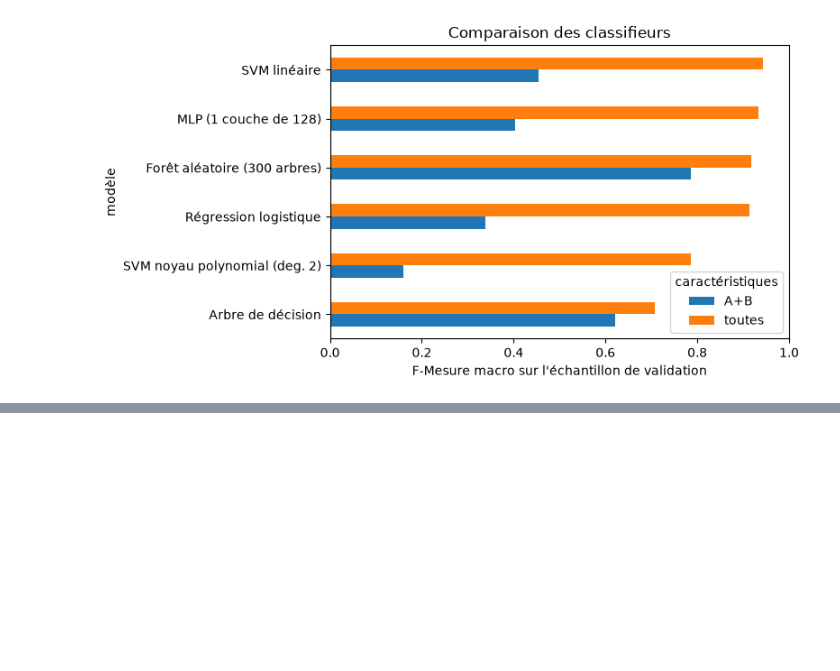
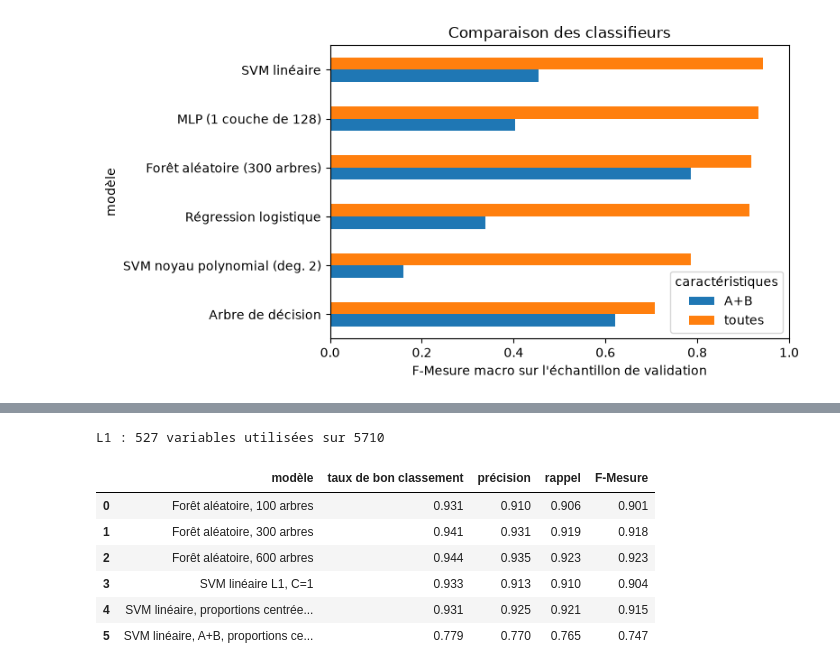
Before and after one commit to AchrafBitar/CopiloteBE, a Jupyter notebook: BE1_identification_utilisateurs.ipynb, the cells around one changed output, grey strips where cells are left out. Saved outputs shown, nothing was run; the diff lists cells and outputs as text; code cells hidden in the pictures; blank space fills up the shorter version.

```diff
--- a/BE1_identification_utilisateurs.ipynb
+++ b/BE1_identification_utilisateurs.ipynb
@@ -821,0 +860,34 @@ Avec les familles toutes :
+# %%
+autres_reglages = []
+
+# Forêt aléatoire : nombre d'arbres
+for n in [100, 300, 600]:
+    foret = RandomForestClassifier(n_estimators=n, n_jobs=-1, random_state=GRAINE)
+    autres_reglages.append(evaluer("Forêt aléatoire, " + str(n) + " arbres", foret, preparation(TOUTES_FAMILLES)))
+
+# Régularisation L1 : modèle parcimonieux (beaucoup de coefficients à zéro)
+svm_l1 = Pipeline([("preparation", preparation(TOUTES_FAMILLES)),
+                   ("classifieur", LinearSVC(C=1, penalty="l1", dual=False, random_state=GRAINE))])
+svm_l1.fit(X_app, y_app)
+autres_reglages.append(scores("SVM linéaire L1, C=1", y_val, svm_l1.predict(X_val)))
+coefs = svm_l1.named_steps["classifieur"].coef_          # une ligne de coefficients par utilisateur
+variables_utilisees = (np.abs(coefs).sum(axis=0) > 0).sum()   # variables avec au moins un coefficient non nul
+print("L1 :", variables_utilisees, "variables utilisées sur", coefs.shape[1])
+
+# Proportions centrées-réduites au lieu de gardées entre 0 et 1
+autres_reglages.append(evaluer("SVM linéaire, proportions centrées-réduites", LinearSVC(C=1, random_state=GRAINE),
+                               preparation(TOUTES_FAMILLES, proportions_centrees_reduites=True)))
+autres_reglages.append(evaluer("SVM linéaire, A+B, proportions centrées-réduites", LinearSVC(C=1, random_state=GRAINE),
+                               preparation(FAMILLES_SIMPLES, proportions_centrees_reduites=True)))
+
+colonnes = ["modèle", "taux de bon classement", "précision", "rappel", "F-Mesure"]
+pd.DataFrame(autres_reglages)[colonnes].round(3)
+# %% [output]
+L1 : 527 variables utilisées sur 5710
+|  | modèle | taux de bon classement | précision | rappel | F-Mesure |
+| 0 | Forêt aléatoire, 100 arbres | 0.931 | 0.910 | 0.906 | 0.901 |
+| 1 | Forêt aléatoire, 300 arbres | 0.941 | 0.931 | 0.919 | 0.918 |
+| 2 | Forêt aléatoire, 600 arbres | 0.944 | 0.935 | 0.923 | 0.923 |
+| 3 | SVM linéaire L1, C=1 | 0.933 | 0.913 | 0.910 | 0.904 |
+| 4 | SVM linéaire, proportions centrée... | 0.931 | 0.925 | 0.921 | 0.915 |
+| 5 | SVM linéaire, A+B, proportions ce... | 0.779 | 0.770 | 0.765 | 0.747 |
```
Also changed, not shown: parts of 25 cells of this notebook, 2 other files.
